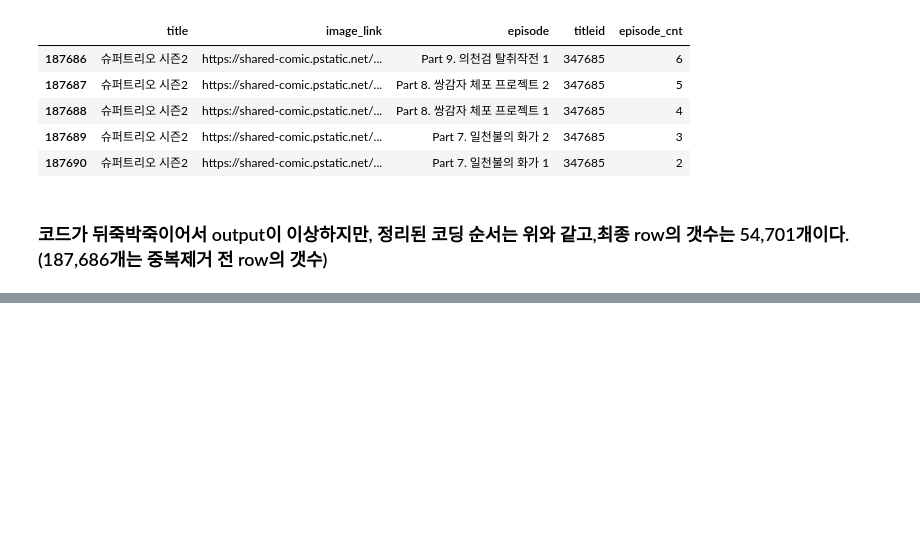
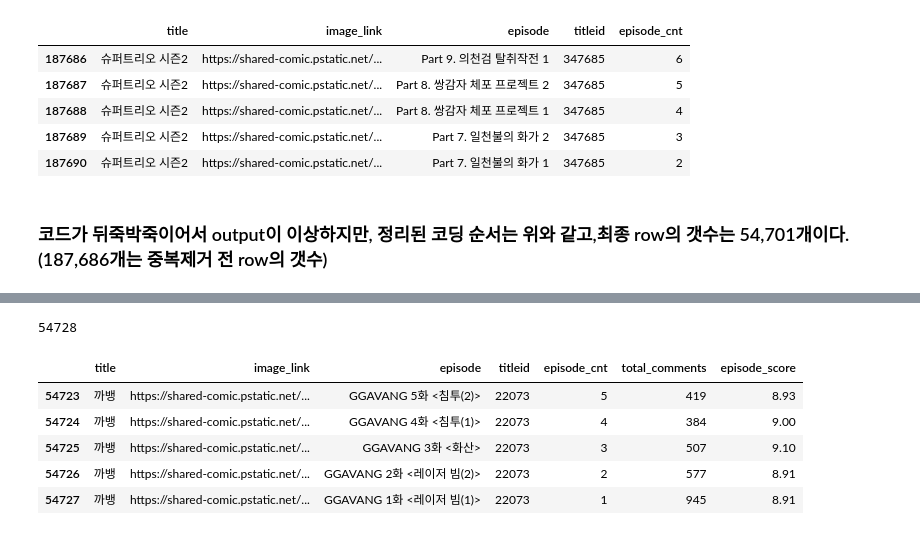
Before and after one commit to brightscannon/Webtoon_recommand_system, a Jupyter notebook: Crawling_test2_Juno.ipynb, the cells around one changed output, grey strips where cells are left out. Drawn from its saved outputs; the diff is of its cells as text; code cells hidden in the pictures; blank space fills up the shorter version.

```diff
--- a/Crawling_test2_Juno.ipynb
+++ b/Crawling_test2_Juno.ipynb
@@ -306,0 +467,3 @@ df_copy.to_csv("data_Juno/episode_per_webtoon_naver.csv", index=False)
+# %%
+ls_all = df_kabang[['titleid','episode_cnt']].values
+len(ls_all)
@@ -306,0 +472,11 @@ df_copy.to_csv("data_Juno/episode_per_webtoon_naver.csv", index=False)
+# %%
+# 각 회차별 댓글 수 column 추가
+total_comments = []
+for i in range(len(ls_all)):
+    ls = ls_all[i]
+    clear_output()
+    print('now working :',i, 'nd // titleid : ',ls[0], "no : ", ls[1])
+    comments = cal_page(ls[0], ls[1])
+    total_comments.append(comments)
+df_kabang['total_comments'] = total_comments
+df_kabang.tail()
@@ -306,0 +592,14 @@ df_copy.to_csv("data_Juno/episode_per_webtoon_naver.csv", index=False)
+# %%
+len(episode_score)
+# %% [output]
+54728
+# %%
+df_episode['episode_score'] = episode_score
+df_episode.tail()
+# %% [output]
+|  | title | image_link | episode | titleid | episode_cnt | total_comments | episode_score |
+| 54723 | 까뱅 | https://shared-comic.pstatic.net/... | GGAVANG 5화 <침투(2)> | 22073 | 5 | 419 | 8.93 |
+| 54724 | 까뱅 | https://shared-comic.pstatic.net/... | GGAVANG 4화 <침투(1)> | 22073 | 4 | 384 | 9.00 |
+| 54725 | 까뱅 | https://shared-comic.pstatic.net/... | GGAVANG 3화 <화산> | 22073 | 3 | 507 | 9.10 |
+| 54726 | 까뱅 | https://shared-comic.pstatic.net/... | GGAVANG 2화 <레이저 빔(2)> | 22073 | 2 | 577 | 8.91 |
+| 54727 | 까뱅 | https://shared-comic.pstatic.net/... | GGAVANG 1화 <레이저 빔(1)> | 22073 | 1 | 945 | 8.91 |
```
Also changed, not shown: parts of 46 cells of this notebook.
